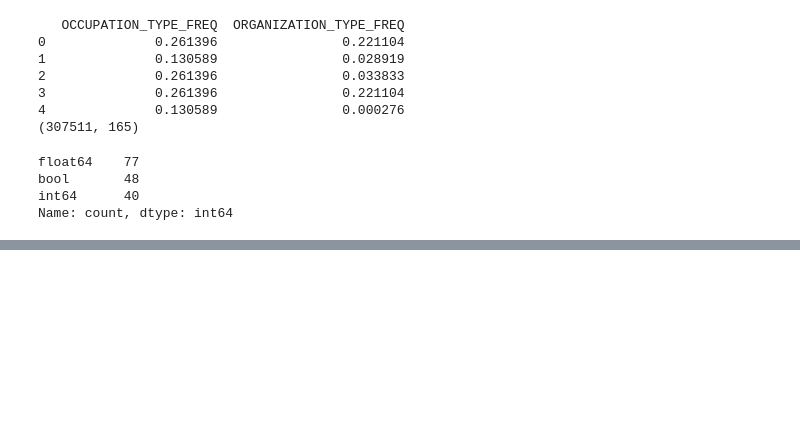
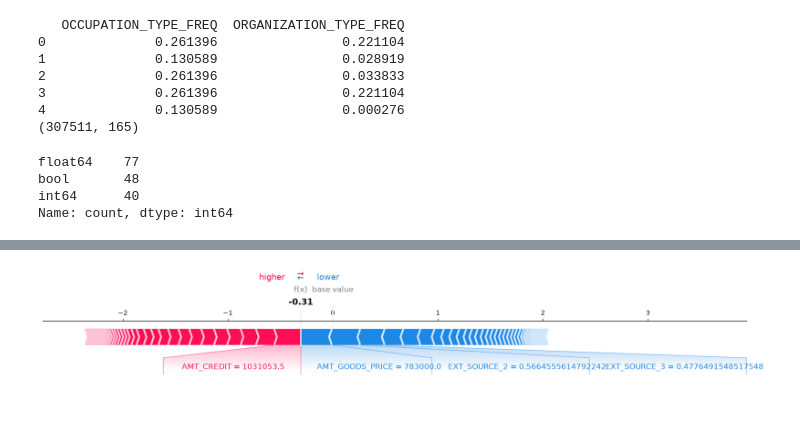
Before and after one commit to saul-gasca/Credit-Risk-MLOps-Pipeline, a Jupyter notebook: notebooks/06_feature_engineering_merge.ipynb, the cells around one changed output, grey strips where cells are left out. Saved outputs shown, nothing was run; the diff lists cells and outputs as text; code cells hidden in the pictures; blank space fills up the shorter version.

```diff
--- a/notebooks/06_feature_engineering_merge.ipynb
+++ b/notebooks/06_feature_engineering_merge.ipynb
@@ -541,0 +848,12 @@ app_train.to_csv(f"{OUTPUT_PATH}application_train_final.csv", index=False)
+# %%
+# Choose a specific customer for the analysis
+idx = 0
+
+shap.force_plot(
+    explainer.expected_value,
+    shap_values[idx],
+    X_test_sample.iloc[idx],
+    matplotlib=True
+)
+# %% [output]
+[figure, added]
```
Also changed, not shown: parts of 23 cells of this notebook, 9 other files.
